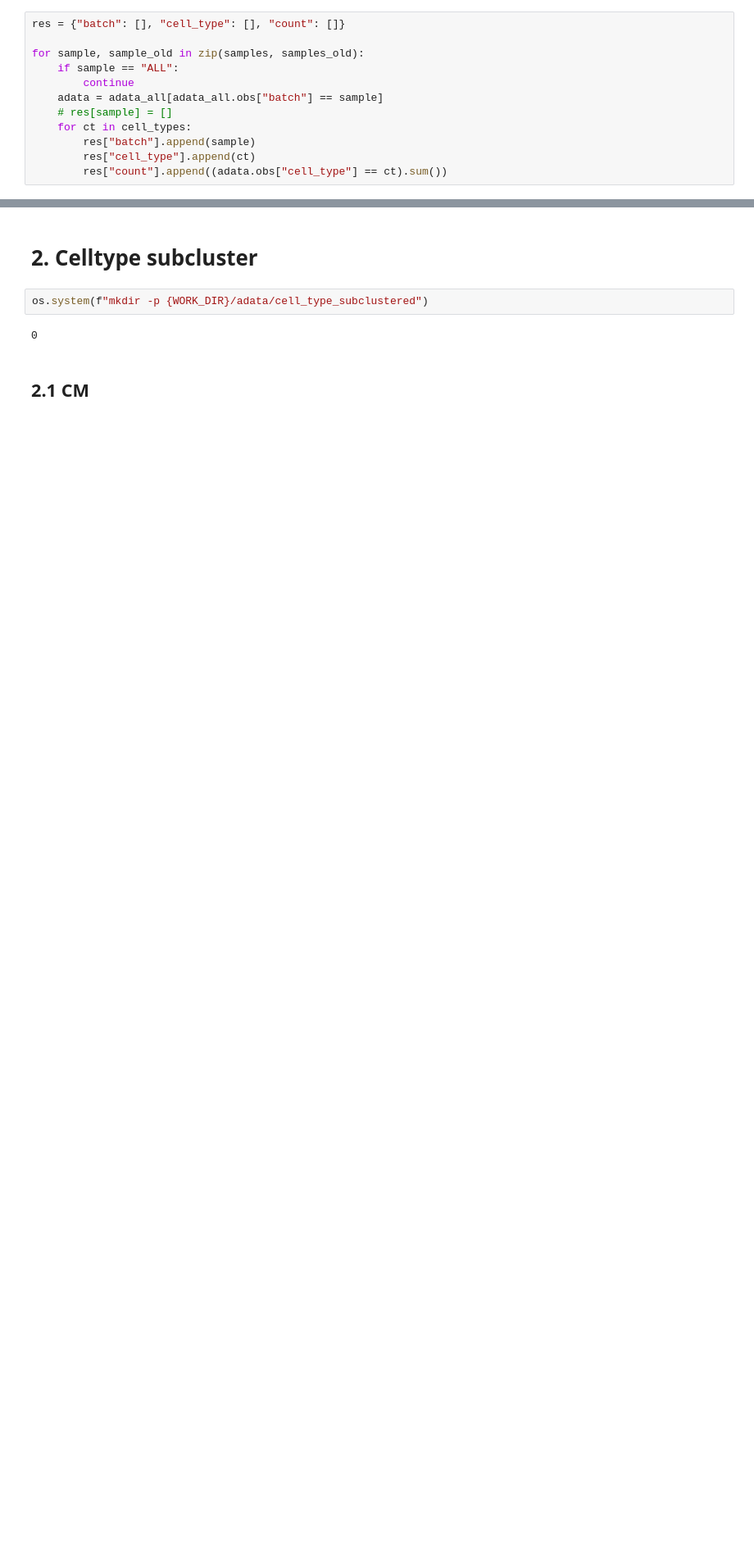
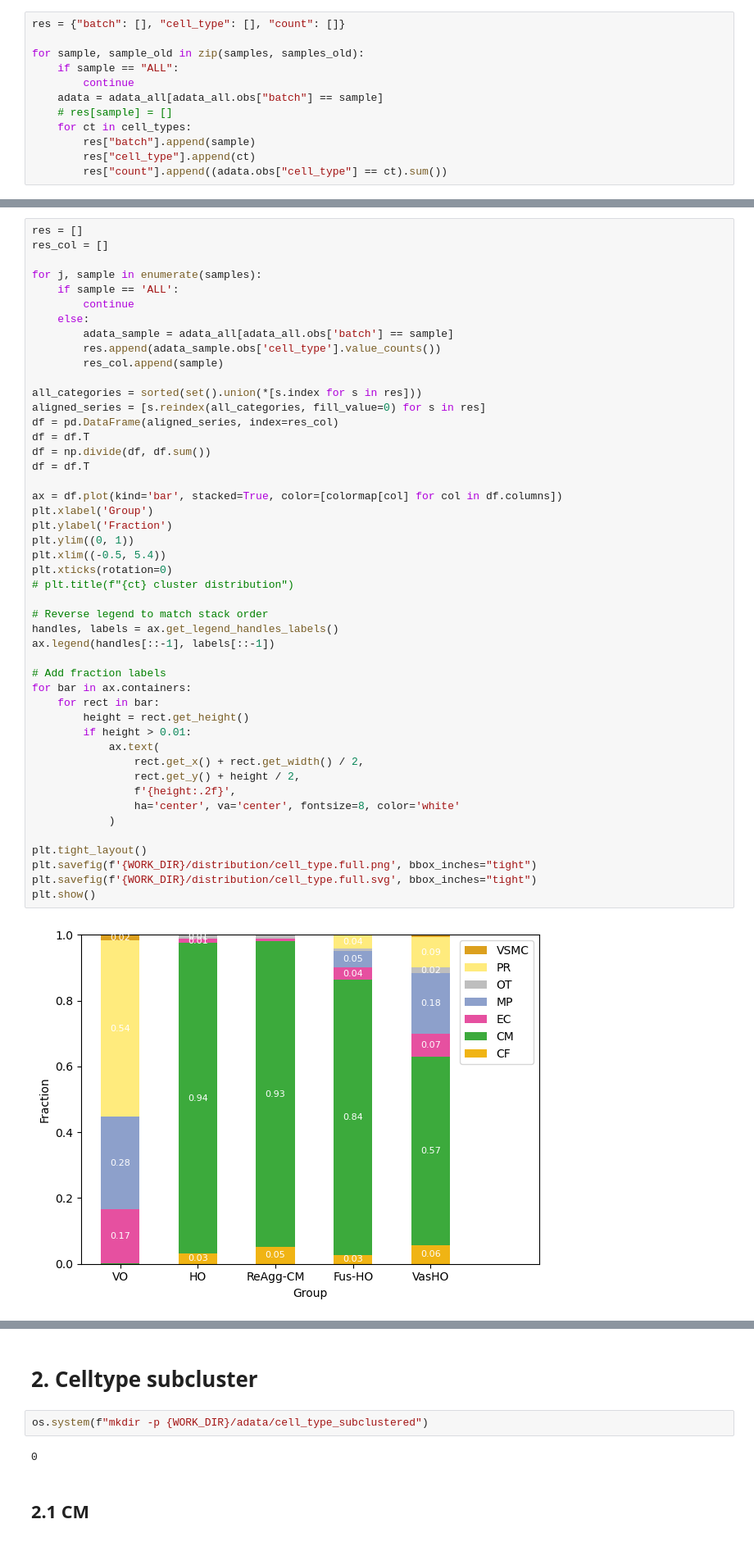
Before and after one commit to yachielab/DataAnalysis_Vascularized_Cardiac_Organoids, a Jupyter notebook: ipynb/CCO12.ipynb, the cells around one changed output, grey strips where cells are left out. Shown at 82% size. Drawn from its saved outputs; the diff is of its cells as text; blank space fills up the shorter version.

```diff
--- a/ipynb/CCO12.ipynb
+++ b/ipynb/CCO12.ipynb
@@ -283,0 +305,49 @@ for ct in adata_all.obs["cell_type"].unique():
+# %%
+res = []
+res_col = []
+
+for j, sample in enumerate(samples):
+    if sample == 'ALL':
+        continue
+    else:
+        adata_sample = adata_all[adata_all.obs['batch'] == sample]
+        res.append(adata_sample.obs['cell_type'].value_counts())
+        res_col.append(sample)
+
+all_categories = sorted(set().union(*[s.index for s in res]))
+aligned_series = [s.reindex(all_categories, fill_value=0) for s in res]
+df = pd.DataFrame(aligned_series, index=res_col)
+df = df.T
+df = np.divide(df, df.sum())
+df = df.T
+
+ax = df.plot(kind='bar', stacked=True, color=[colormap[col] for col in df.columns])
+plt.xlabel('Group')
+plt.ylabel('Fraction')
+plt.ylim((0, 1))
+plt.xlim((-0.5, 5.4))
+plt.xticks(rotation=0)
+# plt.title(f"{ct} cluster distribution")
+
+# Reverse legend to match stack order
+handles, labels = ax.get_legend_handles_labels()
+ax.legend(handles[::-1], labels[::-1])
+
+# Add fraction labels
+for bar in ax.containers:
+    for rect in bar:
+        height = rect.get_height()
+        if height > 0.01:
+            ax.text(
+                rect.get_x() + rect.get_width() / 2,
+                rect.get_y() + height / 2,
+                f'{height:.2f}',
+                ha='center', va='center', fontsize=8, color='white'
+            )
+
+plt.tight_layout()
+plt.savefig(f'{WORK_DIR}/distribution/cell_type.full.png', bbox_inches="tight")
+plt.savefig(f'{WORK_DIR}/distribution/cell_type.full.svg', bbox_inches="tight")
+plt.show()
+# %% [output]
+[figure, added]
```
Also changed, not shown: parts of 18 cells of this notebook, 18 other files.
